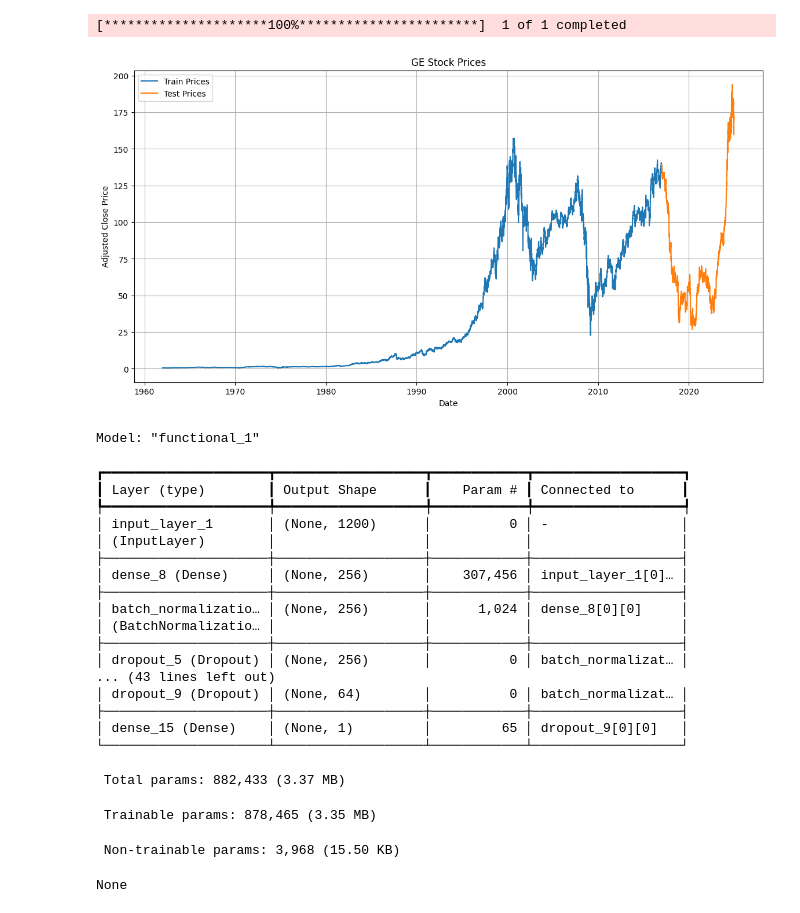
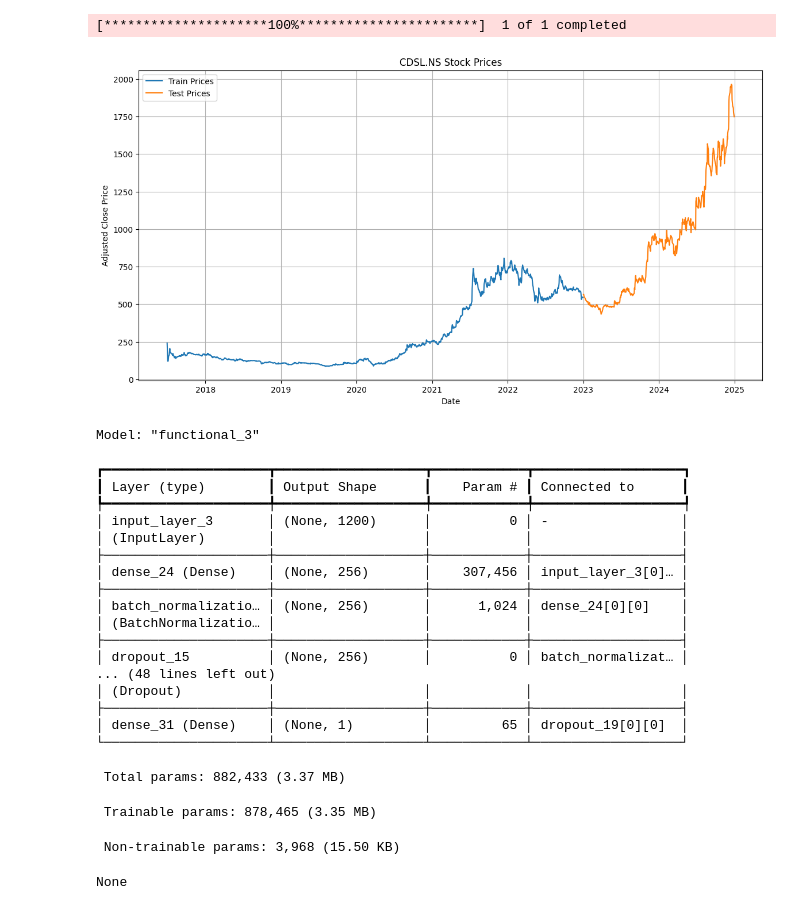
Before and after one commit to KrishM123/MoneyMoneyMoney, a Jupyter notebook: outlook/notebooks/publish.ipynb, the cells around one changed output. Cells and saved outputs as stored; diff of their text form; code cells hidden in the pictures.

```diff
--- a/outlook/notebooks/publish.ipynb
+++ b/outlook/notebooks/publish.ipynb
@@ -23,27 +23,27 @@ import utils.trading_util
 importlib.reload(utils.trading_util)
 from utils.trading_util import *
 # %%
-TKR = 'GE'
+TKR = 'CDSL.NS'
 MAX_HOLDING = 100
 MAX_HISTORY = 200
 FEATURE_KERNEL_SIZES = [5, 10]
-TEST_TRAIN_SPLIT = pd.Timestamp('2017-01-01')
+TEST_TRAIN_SPLIT = pd.Timestamp('2023-01-01')
 TIME_EFFECT = 2
 
 historic_prices = yf.download(TKR)['Adj Close']
 train_prices, test_prices = historic_prices[TKR][:TEST_TRAIN_SPLIT].to_list(), historic_prices[TKR][TEST_TRAIN_SPLIT:].to_list()
 plt.figure(figsize=(14, 7))
 plt.plot(historic_prices[TKR][:TEST_TRAIN_SPLIT], label='Train Prices')
 plt.plot(historic_prices[TKR][TEST_TRAIN_SPLIT:], label='Test Prices')
 plt.xlabel('Date')
 plt.ylabel('Adjusted Close Price')
 plt.title(f'{TKR} Stock Prices')
 plt.legend()
 plt.grid(True)
 plt.show()
 # %% [output]
 [*********************100%***********************]  1 of 1 completed
-[figure, old version]
+[figure, new version]
 # %%
 outlook = []
 for pos1 in range(len(train_prices) - MAX_HOLDING):
@@ -102,23 +102,23 @@ model.compile(optimizer=tf.keras.optimizers.Adam(learning_rate=1e-3),
 plot_model(model, to_file='model_architecture.png', show_shapes=True, show_layer_names=True, rankdir='TB', expand_nested=True, dpi=96)
 print(model.summary())
 # %% [output]
-Model: "functional_1"
+Model: "functional_3"
 ┏━━━━━━━━━━━━━━━━━━━━━┳━━━━━━━━━━━━━━━━━━━┳━━━━━━━━━━━━┳━━━━━━━━━━━━━━━━━━━┓
 ┃ Layer (type)        ┃ Output Shape      ┃    Param # ┃ Connected to      ┃
 ┡━━━━━━━━━━━━━━━━━━━━━╇━━━━━━━━━━━━━━━━━━━╇━━━━━━━━━━━━╇━━━━━━━━━━━━━━━━━━━┩
-│ input_layer_1       │ (None, 1200)      │          0 │ -                 │
+│ input_layer_3       │ (None, 1200)      │          0 │ -                 │
 │ (InputLayer)        │                   │            │                   │
 ├─────────────────────┼───────────────────┼────────────┼───────────────────┤
-│ dense_8 (Dense)     │ (None, 256)       │    307,456 │ input_layer_1[0]… │
+│ dense_24 (Dense)    │ (None, 256)       │    307,456 │ input_layer_3[0]… │
 ├─────────────────────┼───────────────────┼────────────┼───────────────────┤
-│ batch_normalizatio… │ (None, 256)       │      1,024 │ dense_8[0][0]     │
+│ batch_normalizatio… │ (None, 256)       │      1,024 │ dense_24[0][0]    │
 │ (BatchNormalizatio… │                   │            │                   │
 ├─────────────────────┼───────────────────┼────────────┼───────────────────┤
-│ dropout_5 (Dropout) │ (None, 256)       │          0 │ batch_normalizat… │
-... (43 lines left out)
-│ dropout_9 (Dropout) │ (None, 64)        │          0 │ batch_normalizat… │
+│ dropout_15          │ (None, 256)       │          0 │ batch_normalizat… │
+... (48 lines left out)
+│ (Dropout)           │                   │            │                   │
 ├─────────────────────┼───────────────────┼────────────┼───────────────────┤
-│ dense_15 (Dense)    │ (None, 1)         │         65 │ dropout_9[0][0]   │
+│ dense_31 (Dense)    │ (None, 1)         │         65 │ dropout_19[0][0]  │
 └─────────────────────┴───────────────────┴────────────┴───────────────────┘
  Total params: 882,433 (3.37 MB)
  Trainable params: 878,465 (3.35 MB)
```
Also changed, not shown: parts of 4 cells of this notebook, 3 other files.
